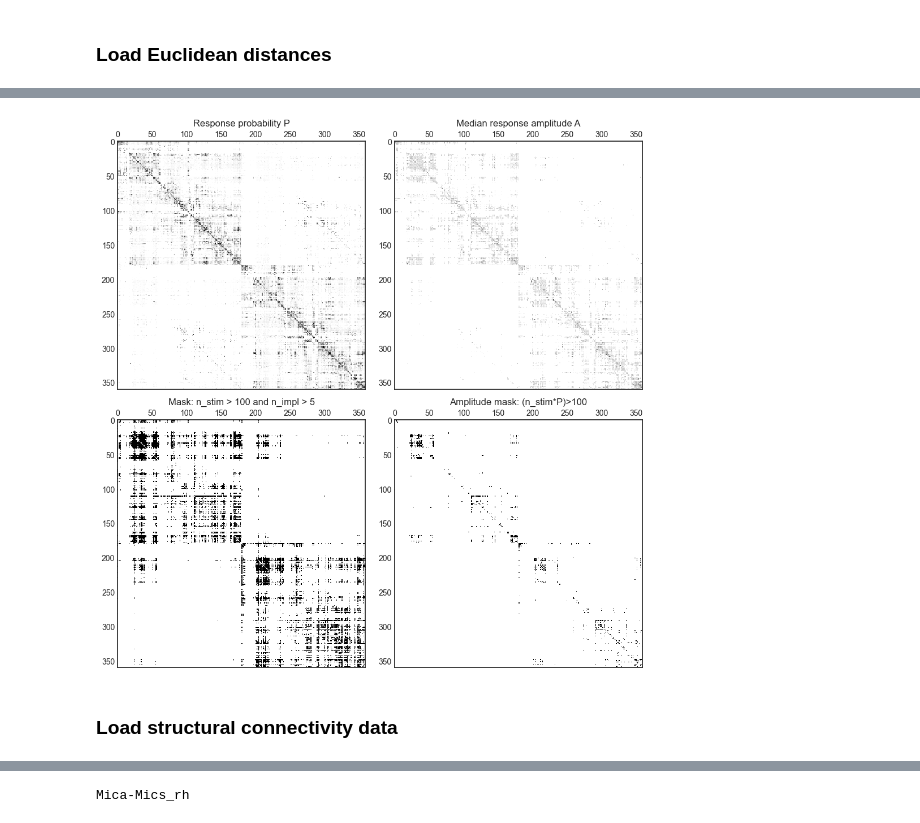
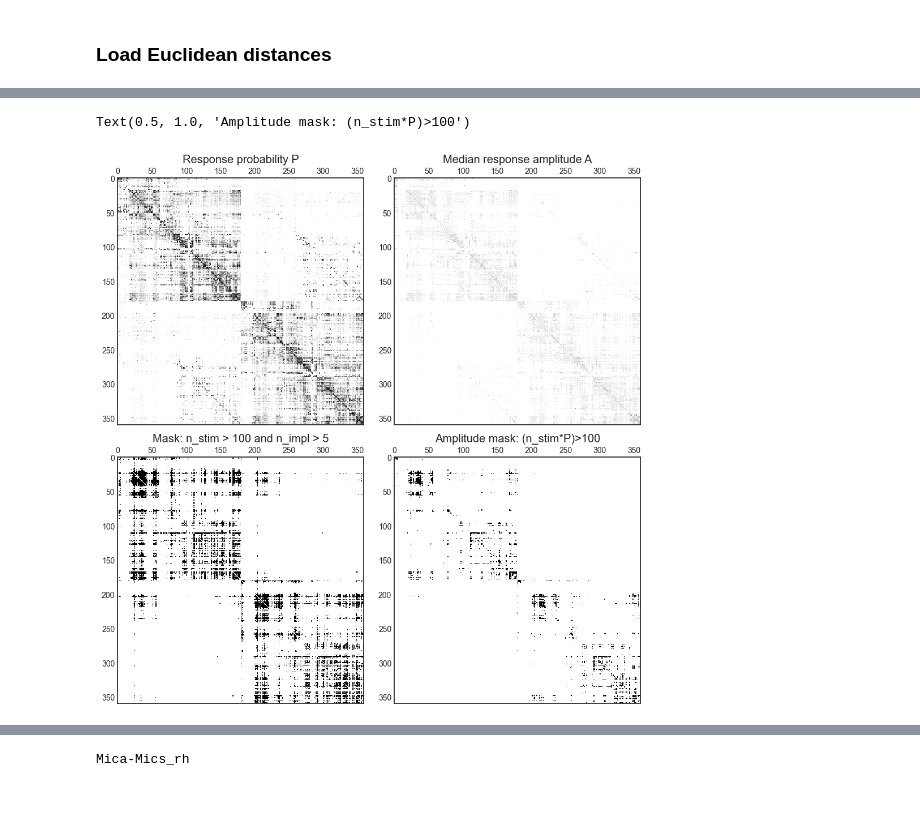
Before and after one commit to Katterrina/fimuni_thesis, a Jupyter notebook: notebooks/01_f-tract/02_analysis_per_roi.ipynb, the cells around one changed output, grey strips where cells are left out. Saved outputs shown, nothing was run; the diff lists cells and outputs as text; code cells hidden in the pictures.

Commit message:
ftract per roi hopefully done

```diff
--- a/notebooks/01_f-tract/02_analysis_per_roi.ipynb
+++ b/notebooks/01_f-tract/02_analysis_per_roi.ipynb
@@ -19,23 +30,18 @@ from src import data, paths, centroids, matrix_filtering, communicatin_metrics,
 # %%
 parcellations = {"DKT","MNI-HCP-MMP1"} # MNI-HCP-MMP1 is another name for Glasser parcellation
-
-# following ROIs are not present in enigma with DKT parcellation,
-# so it should be deleted from responses to have matching dimensions
-ids_to_delete_in_dkt = [37,3]
 
 # set parecallation to use for structural connectivity
 # availible parcellations listed above
 PARCELLATION = "MNI-HCP-MMP1"
-AMPLITUDE_MASK_SAME_AS_PROBABILITY_MASK = False
 
 # True for 50 ms version, 200 ms version otherwise
-FTRACT_SHORT = True
+FTRACT_SHORT = False
 
 ED_THRESHOLD = 0
 MIN_STREAMLINES = 5
 GRAPH_DENSITY = 0.25
 
-selected_SC_matrices = ["Mica-Mics_rh"] # "Rosen-Halgren_rh"
+SELECTED_SC = ["Mica-Mics_rh"] # "Rosen-Halgren_rh"
 
 if PARCELLATION not in parcellations:
     print(f"Selected parcellation {PARCELLATION} not in availible parcellations!")
@@ -52,8 +68,12 @@ fig_dir = f"ftract_results_per_roi/{'short' if FTRACT_SHORT else 'long'}/{PARCEL
 # %%
 # F-TRACT dataset is availible in several parcellations, select and load the one defined above
-response_probability, response_amplitude, response_onset_delay, response_peak_delay, n_stim, n_impl, ftract_labels = data.load_ftract(PARCELLATION,short=FTRACT_SHORT)
+response_probability, response_amplitude, _, _, n_stim, n_impl, ftract_labels = data.load_ftract(PARCELLATION,short=FTRACT_SHORT)
 
 if PARCELLATION == "DKT":
+    # following ROIs are not present in enigma with DKT parcellation,
+    # so it should be deleted from responses to have matching dimensions
+    ids_to_delete_in_dkt = [37,3]
+
     for a in [0,1]:
         response_probability = np.delete(response_probability,ids_to_delete_in_dkt,axis=a)
         response_amplitude = np.delete(response_amplitude,ids_to_delete_in_dkt,axis=a)
@@ -95,28 +121,17 @@ elif PARCELLATION == "MNI-HCP-MMP1":
 # %%
 mask = np.logical_and(np.logical_and(n_stim > 100, n_impl > 5),ED>ED_THRESHOLD)
-
-if AMPLITUDE_MASK_SAME_AS_PROBABILITY_MASK:
-    mask_amp = mask
-else:
-    mask_amp = (n_stim*response_probability)>=100
+mask_amp = (n_stim*response_probability)>=100
 # %%
-plt.rcParams['figure.figsize'] = [10, 10]
 plt.style.use('seaborn-v0_8-white')
-
-fig, axs = plt.subplots(2, 2, tight_layout=True)
+fig, axs = plt.subplots(2, 2, figsize=(10,10),tight_layout=True)
 axs[0,0].matshow(response_probability)
 axs[0,0].set_title("Response probability P")
 axs[0,1].matshow(np.log(response_amplitude))
 axs[0,1].set_title("Median response amplitude A")
 axs[1,0].matshow(mask)
 axs[1,0].set_title("Mask: n_stim > 100 and n_impl > 5")
 axs[1,1].matshow(mask_amp)
-
-if AMPLITUDE_MASK_SAME_AS_PROBABILITY_MASK:
-    axs[1,1].set_title("Amplitude mask same as mask")
-else:
-    axs[1,1].set_title("Amplitude mask: (n_stim*P)>100")
+axs[1,1].set_title("Amplitude mask: (n_stim*P)>100")
 # %% [output]
+Text(0.5, 1.0, 'Amplitude mask: (n_stim*P)>100')
-[figure, old version]
+[figure, new version]
-# %% [markdown]
-### Load structural connectivity data
```
Also changed, not shown: parts of 46 cells of this notebook, 3 other files.
